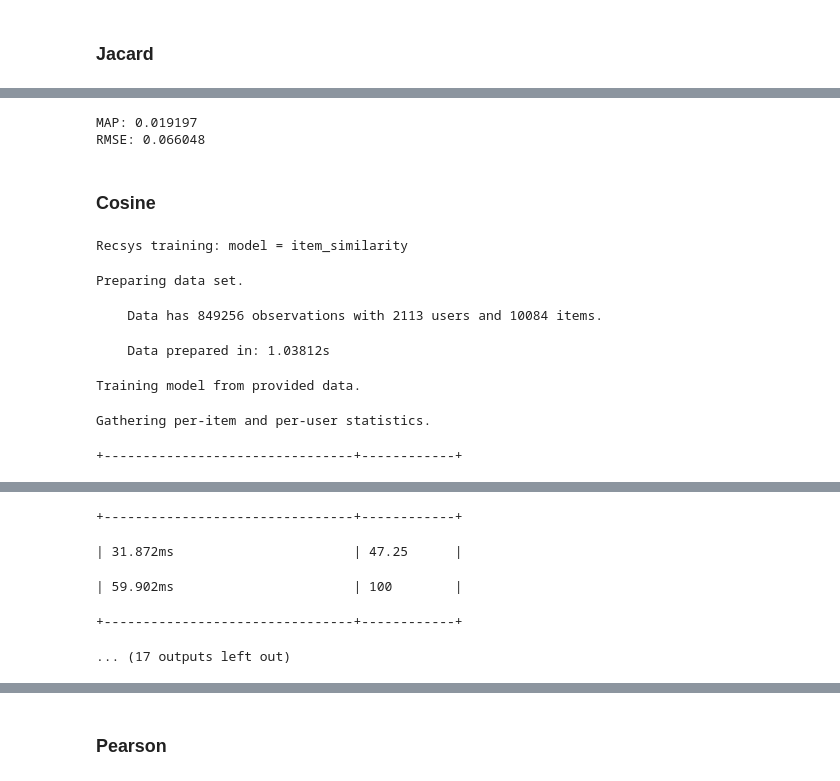
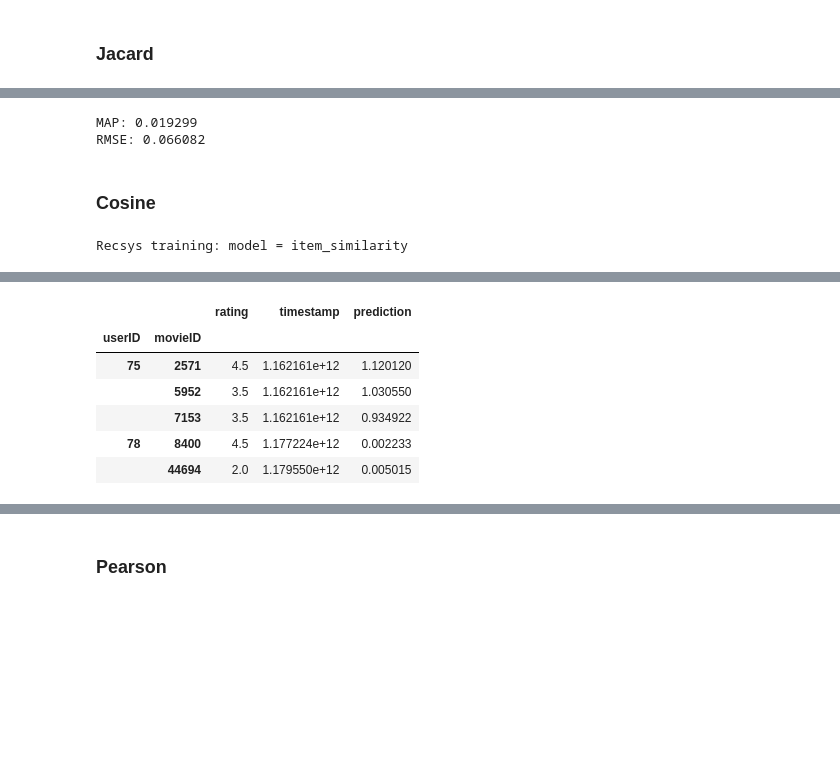
Before and after one commit to YRustt/Contests, a Jupyter notebook: Recommendation system/solution.ipynb, the cells around one changed output, grey strips where cells are left out. Saved outputs shown, nothing was run; the diff lists cells and outputs as text; code cells hidden in the pictures; blank space fills up the shorter version.

```diff
--- a/Recommendation system/solution.ipynb
+++ b/Recommendation system/solution.ipynb
@@ -288,9 +279,9 @@ values.head()
 # %%
-print('MAP: %f' % map_metric(values))
-print('RMSE: %f' % rmse_metric(values))
+print('MAP: %f' % map_metric(prediction))
+print('RMSE: %f' % rmse_metric(prediction))
 # %% [output]
-MAP: 0.019197
-RMSE: 0.066048
+MAP: 0.019299
+RMSE: 0.066082
 # %% [markdown]
 ### Cosine
 # %%
@@ -298,12 +289,12 @@ model = graphlab.recommender.item_similarity_recommender.create(graphlab.SFrame(
                                                                 user_id='userID',
                                                                 item_id='movieID',
                                                                 target='rating',
-                                                                similarity_type='cosine')
+                                                                similarity_type='cosine',
+                                                                verbose=False)
+
+prediction = pd.concat([test, unknown])
+prediction['prediction'] = model.predict(graphlab.SFrame(data=prediction.reset_index()))
+
+prediction.head()
 # %% [output]
 Recsys training: model = item_similarity
-Preparing data set.
-    Data has 849256 observations with 2113 users and 10084 items.
-    Data prepared in: 1.03812s
-Training model from provided data.
-Gathering per-item and per-user statistics.
-+--------------------------------+------------+
@@ -311,5 +301,7 @@ Gathering per-item and per-user statistics.
-+--------------------------------+------------+
-| 31.872ms                       | 47.25      |
-| 59.902ms                       | 100        |
-+--------------------------------+------------+
-... (17 outputs left out)
+|  |  | rating | timestamp | prediction |
+| userID | movieID |  |  |  |
+| 75 | 2571 | 4.5 | 1.162161e+12 | 1.120120 |
+|  | 5952 | 3.5 | 1.162161e+12 | 1.030550 |
+|  | 7153 | 3.5 | 1.162161e+12 | 0.934922 |
+| 78 | 8400 | 4.5 | 1.177224e+12 | 0.002233 |
+|  | 44694 | 2.0 | 1.179550e+12 | 0.005015 |
```
Also changed, not shown: parts of 31 cells of this notebook.
